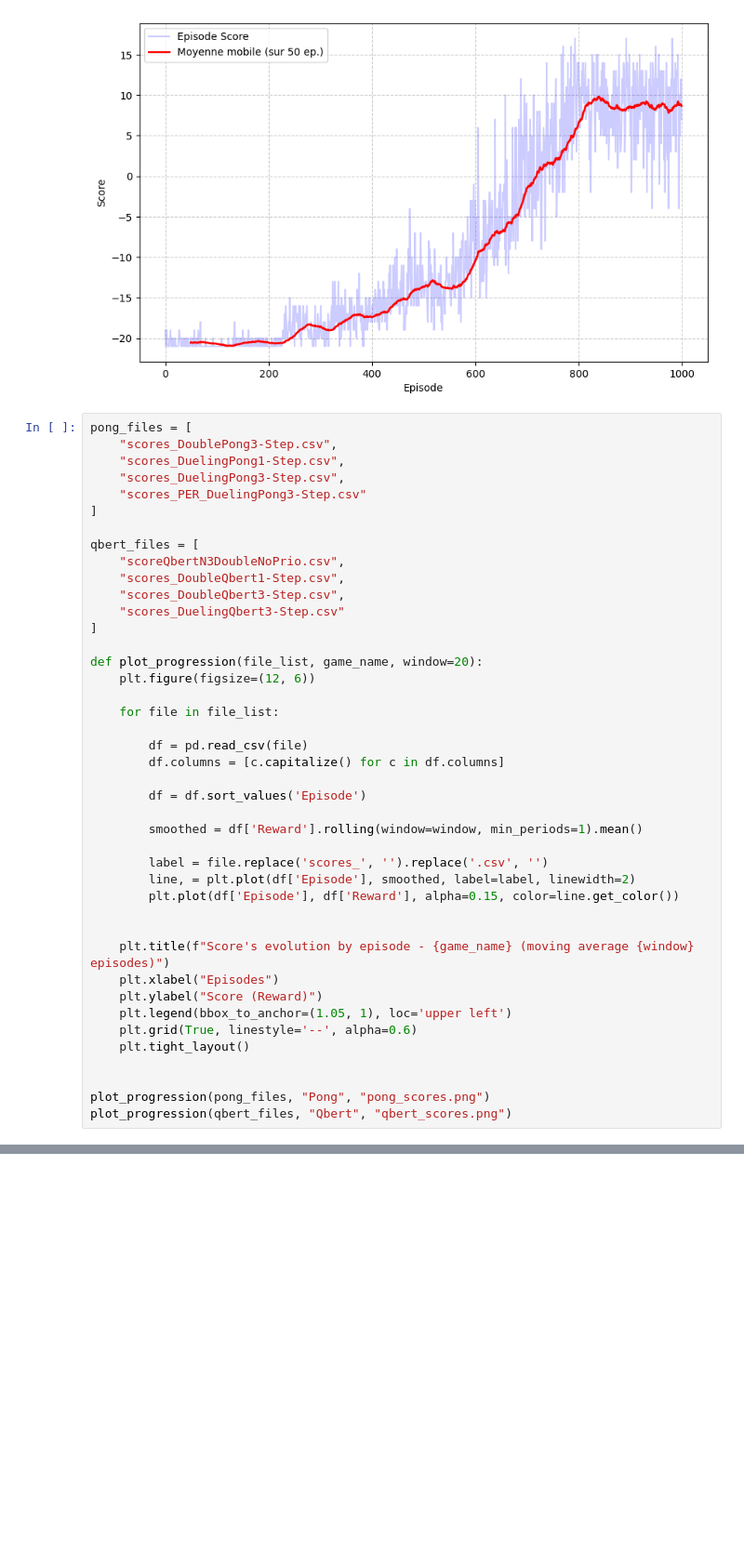
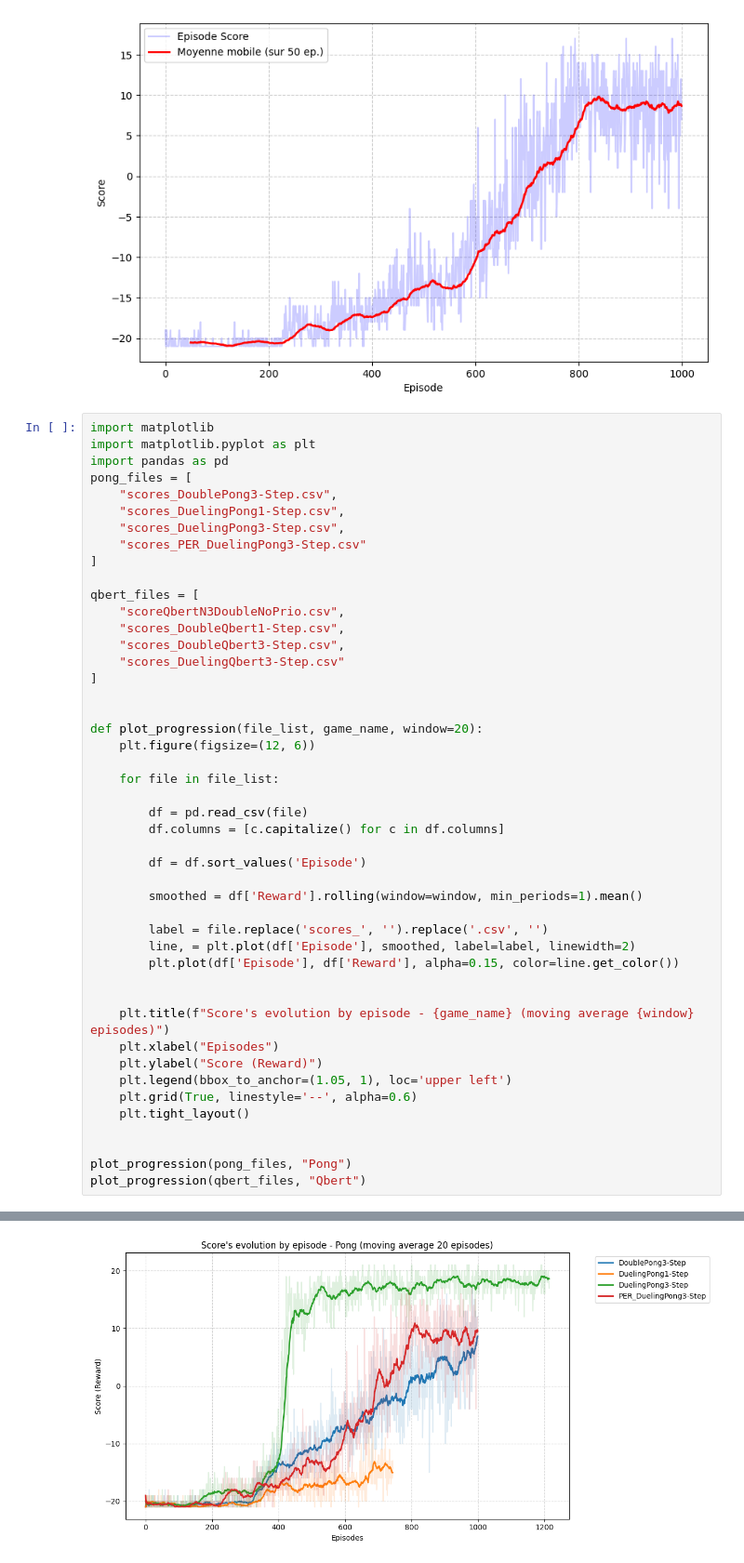
Before and after one commit to BLGR-Saumoine/Projet_RL, a Jupyter notebook: reinforcementLearningMain.ipynb, the cells around one changed output, grey strips where cells are left out. Shown at 93% size. Cells and saved outputs as stored; diff of their text form; blank space fills up the shorter version.

```diff
--- a/reinforcementLearningMain.ipynb
+++ b/reinforcementLearningMain.ipynb
@@ -184,6 +184,9 @@ Number of steps : 3034
 ====================
 [figure]
 # %%
+import matplotlib
+import matplotlib.pyplot as plt
+import pandas as pd
 pong_files = [
     "scores_DoublePong3-Step.csv",
     "scores_DuelingPong1-Step.csv",
@@ -197,6 +200,7 @@ qbert_files = [
     "scores_DoubleQbert3-Step.csv",
     "scores_DuelingQbert3-Step.csv"
 ]
+
 
 def plot_progression(file_list, game_name, window=20):
     plt.figure(figsize=(12, 6))
@@ -223,6 +227,6 @@ def plot_progression(file_list, game_name, window=20):
     plt.tight_layout()
 
 
-plot_progression(pong_files, "Pong", "pong_scores.png")
-plot_progression(qbert_files, "Qbert", "qbert_scores.png")
+plot_progression(pong_files, "Pong")
+plot_progression(qbert_files, "Qbert")
 # %% [output]
@@ -230,0 +233 @@ ValueError: window must be an integer 0 or greater
+[figure, added]
```
Also changed, not shown: parts of 1 cell of this notebook, 2 other files.
